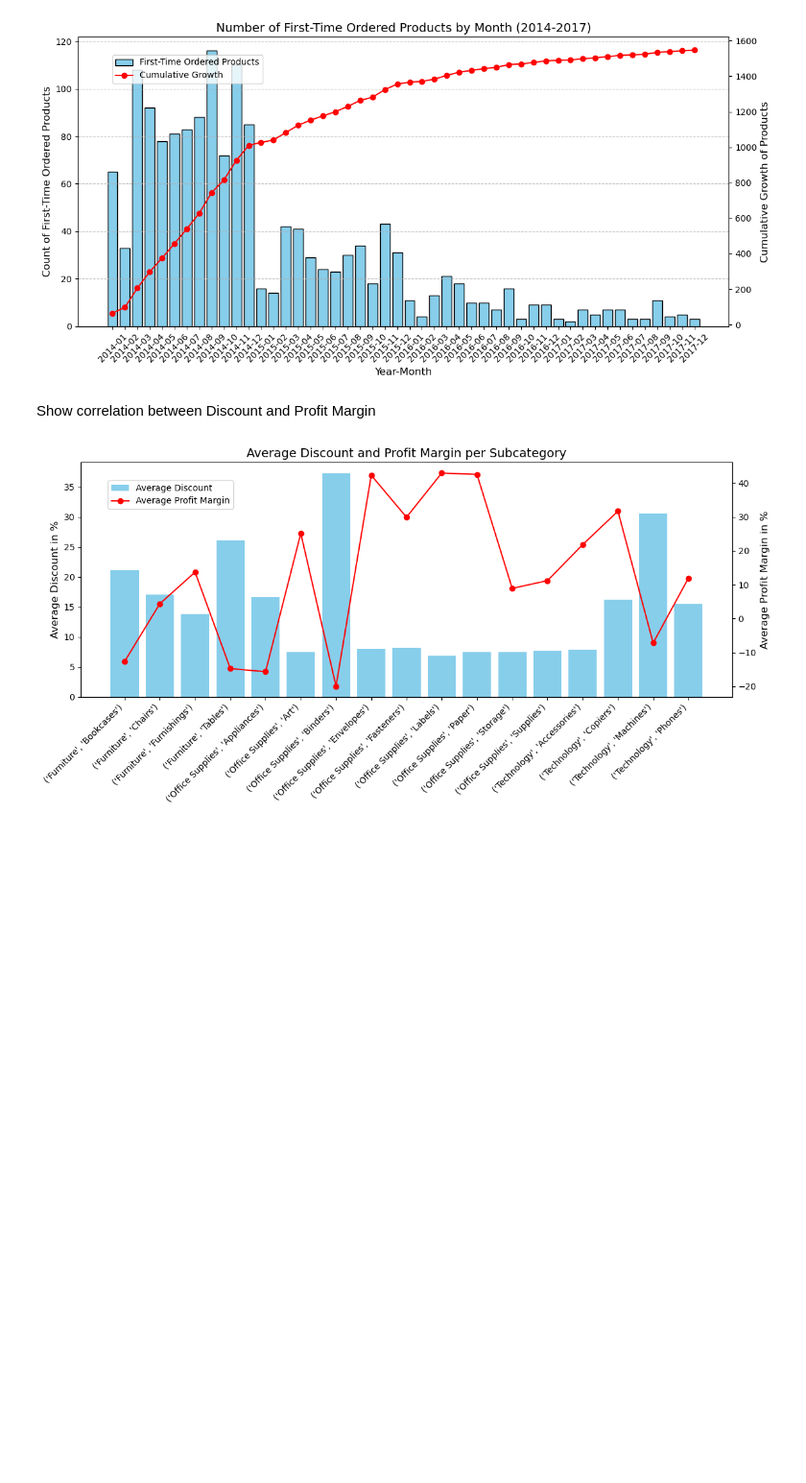
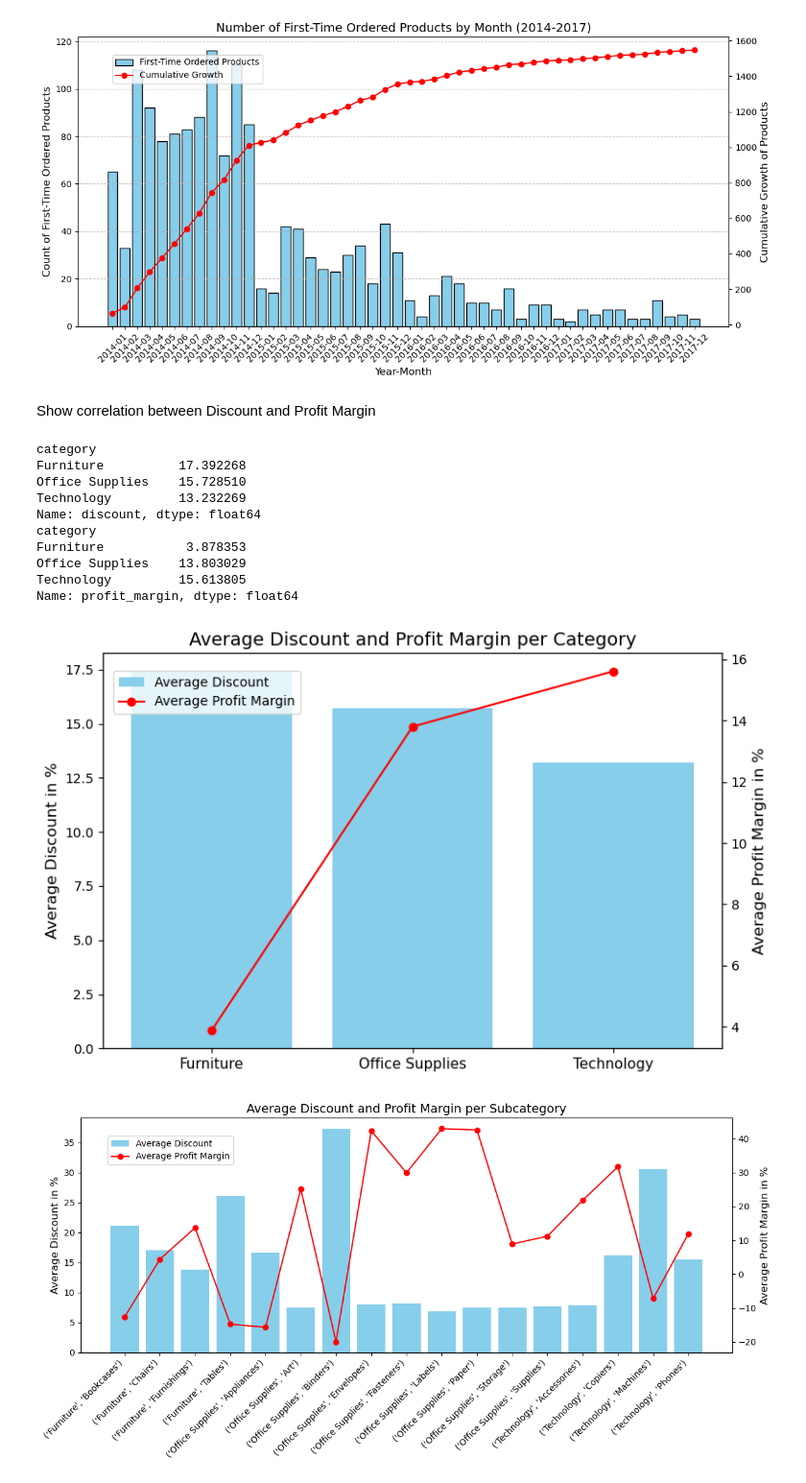
Before and after one commit to puma202581/CAB_Project_05_Superstore, a Jupyter notebook: Superstore_Feature_Eng_order_in_2017.ipynb, the cells around one changed output. Shown at 96% size. Saved outputs shown, nothing was run; the diff lists cells and outputs as text; code cells hidden in the pictures; blank space fills up the shorter version.

```diff
--- a/Superstore_Feature_Eng_order_in_2017.ipynb
+++ b/Superstore_Feature_Eng_order_in_2017.ipynb
@@ -1354,8 +1385,65 @@ plt.show()
 # %% [output]
 Last value of cumulative growth: 1547
 [figure]
-# %% [markdown]
-Show correlation between Discount and Profit Margin
+# %% [markdown]
+Show correlation between Discount and Profit Margin
+# %%
+import numpy as np
+
+# Calculate average discount per row_id per category
+avg_discount_per_category = df.groupby('category')['discount'].mean() * 100
+
+# Display the result
+print(avg_discount_per_category)
+
+# For each line in df divide profit by sales to generate profit margin
+df['profit_margin'] = df['profit'] / df['sales']
+
+# Generate average profit margin per category
+avg_profit_margin_per_category = df.groupby('category')['profit_margin'].mean() * 100
+
+# Display the result
+print(avg_profit_margin_per_category)
+
+# Plot generation, show average discount and profit margin per category in one plot
+import matplotlib.pyplot as plt
+
+# Create a figure and axis
+fig, ax1 = plt.subplots(figsize=(8, 5))
+
+# Bar plot for average discount
+x = np.arange(len(avg_discount_per_category))
+ax1.bar(x, avg_discount_per_category, color='skyblue', label='Average Discount')
+ax1.set_ylabel('Average Discount in %', fontsize=12)
+ax1.set_xticks(x)
+ax1.set_xticklabels(avg_discount_per_category.index, rotation=0, ha='center', fontsize=11)
+
+# Line plot for average profit margin
+ax2 = ax1.twinx()
+ax2.plot(x, avg_profit_margin_per_category, color='red', marker='o', label='Average Profit Margin')
+ax2.set_ylabel('Average Profit Margin in %', fontsize=12)
+
+# Add legends for both axes
+fig.legend(loc='upper left', bbox_to_anchor=(0.1, 0.9), fontsize=10)
+
+# Add title
+plt.title('Average Discount and Profit Margin per Category', fontsize=14)
+
+# Show the plot
+plt.tight_layout()
+plt.show()
+# %% [output]
+category
+Furniture          17.392268
+Office Supplies    15.728510
+Technology         13.232269
+Name: discount, dtype: float64
+category
+Furniture           3.878353
+Office Supplies    13.803029
+Technology         15.613805
+Name: profit_margin, dtype: float64
+[figure, added]
 # %%
 import numpy as np
 
```
Also changed, not shown: parts of 6 cells of this notebook.
